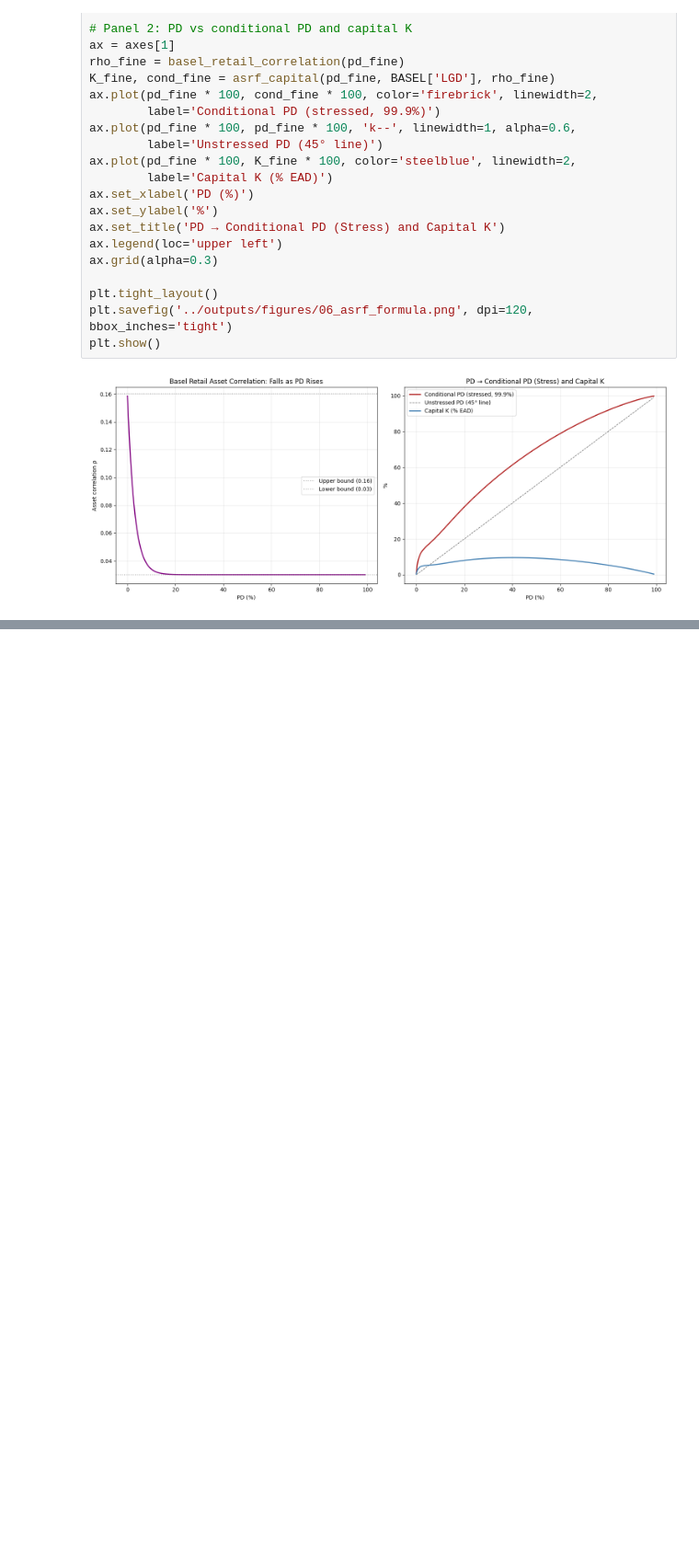
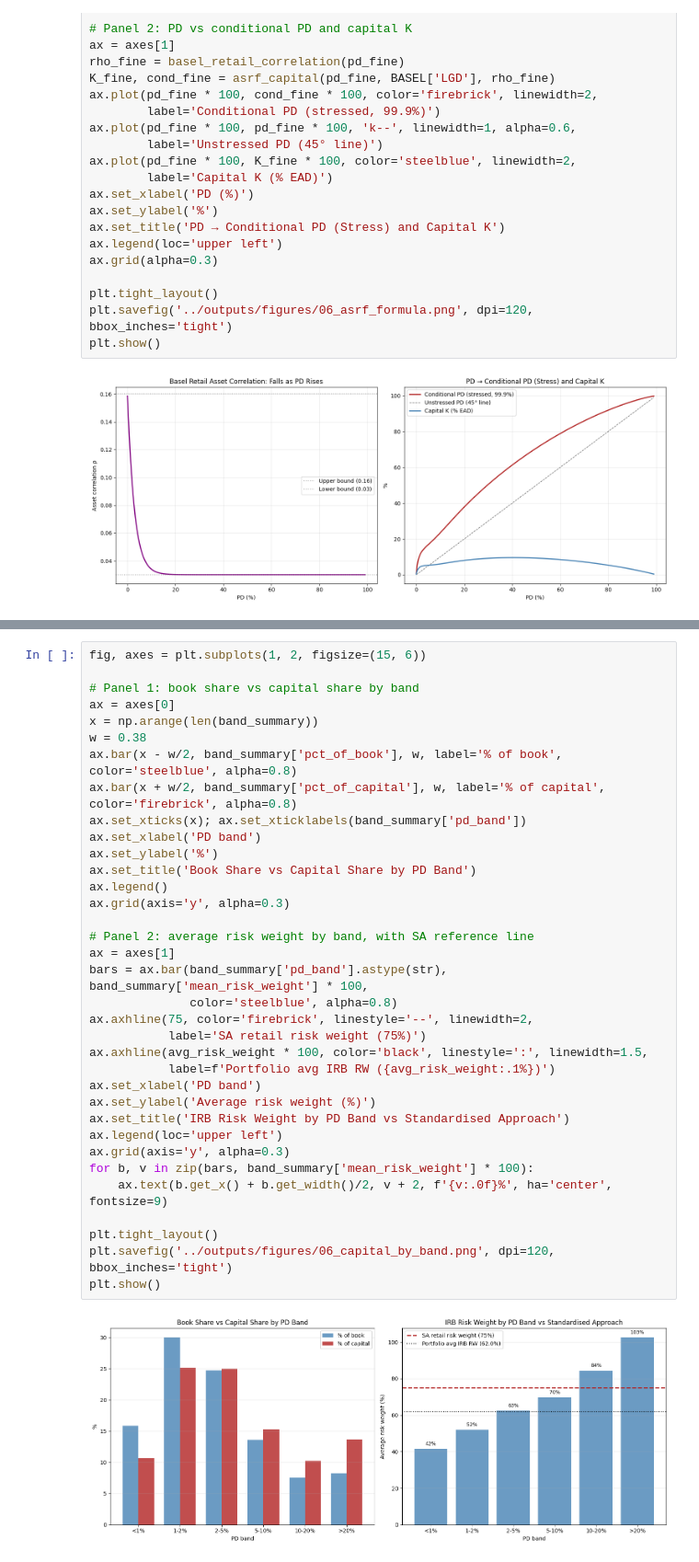
Before and after one commit to eavila-economist/Simple-credit-risk-model, a Jupyter notebook: notebooks/06_Basel_IRB_Capital.ipynb, the cells around one changed output, grey strips where cells are left out. Shown at 92% size. Saved outputs shown, nothing was run; the diff lists cells and outputs as text; blank space fills up the shorter version.

```diff
--- a/notebooks/06_Basel_IRB_Capital.ipynb
+++ b/notebooks/06_Basel_IRB_Capital.ipynb
@@ -675,0 +813,37 @@ plt.show()
+# %%
+fig, axes = plt.subplots(1, 2, figsize=(15, 6))
+
+# Panel 1: book share vs capital share by band
+ax = axes[0]
+x = np.arange(len(band_summary))
+w = 0.38
+ax.bar(x - w/2, band_summary['pct_of_book'], w, label='% of book', color='steelblue', alpha=0.8)
+ax.bar(x + w/2, band_summary['pct_of_capital'], w, label='% of capital', color='firebrick', alpha=0.8)
+ax.set_xticks(x); ax.set_xticklabels(band_summary['pd_band'])
+ax.set_xlabel('PD band')
+ax.set_ylabel('%')
+ax.set_title('Book Share vs Capital Share by PD Band')
+ax.legend()
+ax.grid(axis='y', alpha=0.3)
+
+# Panel 2: average risk weight by band, with SA reference line
+ax = axes[1]
+bars = ax.bar(band_summary['pd_band'].astype(str), band_summary['mean_risk_weight'] * 100,
+              color='steelblue', alpha=0.8)
+ax.axhline(75, color='firebrick', linestyle='--', linewidth=2,
+           label='SA retail risk weight (75%)')
+ax.axhline(avg_risk_weight * 100, color='black', linestyle=':', linewidth=1.5,
+           label=f'Portfolio avg IRB RW ({avg_risk_weight:.1%})')
+ax.set_xlabel('PD band')
+ax.set_ylabel('Average risk weight (%)')
+ax.set_title('IRB Risk Weight by PD Band vs Standardised Approach')
+ax.legend(loc='upper left')
+ax.grid(axis='y', alpha=0.3)
+for b, v in zip(bars, band_summary['mean_risk_weight'] * 100):
+    ax.text(b.get_x() + b.get_width()/2, v + 2, f'{v:.0f}%', ha='center', fontsize=9)
+
+plt.tight_layout()
+plt.savefig('../outputs/figures/06_capital_by_band.png', dpi=120, bbox_inches='tight')
+plt.show()
+# %% [output]
+[figure, added]
```
Also changed, not shown: parts of 6 cells of this notebook, 1 other file.
